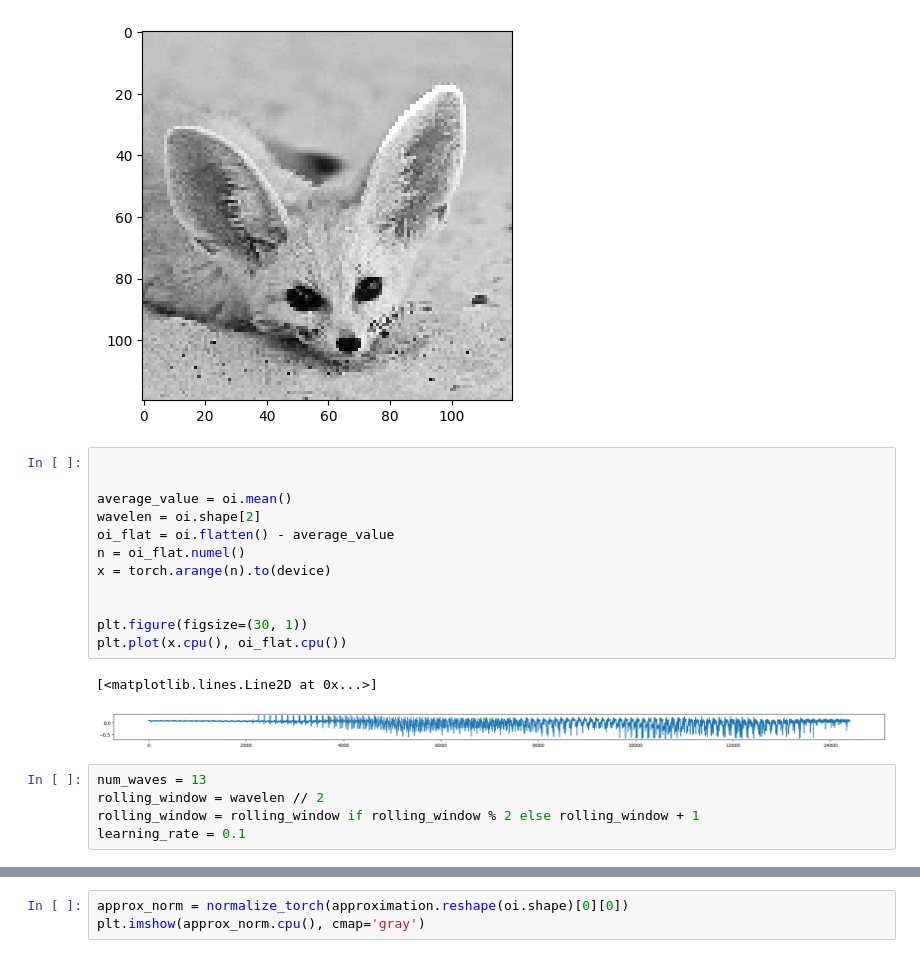
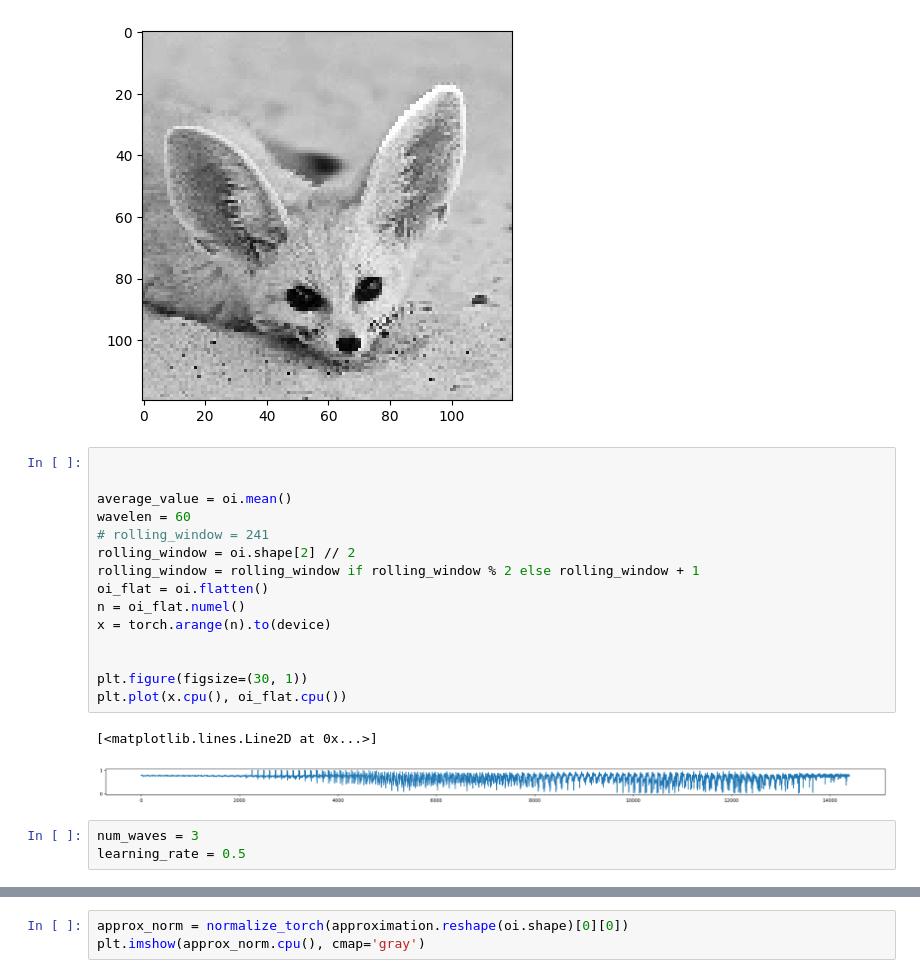
Before and after one commit to Ansebi/SIN-activated_Neural_Network_for_Time_Series_Forecasting, a Jupyter notebook: pytorch/image_ldst.ipynb, the cells around one changed output, grey strips where cells are left out. Saved outputs shown, nothing was run; the diff lists cells and outputs as text.

```diff
--- a/pytorch/image_ldst.ipynb
+++ b/pytorch/image_ldst.ipynb
@@ -31,21 +31,22 @@ plt.imshow(oi[0][0].cpu().numpy(), cmap='gray')
 # %%
 
 
 average_value = oi.mean()
-wavelen = oi.shape[2]
-oi_flat = oi.flatten() - average_value
+wavelen = 60
+# rolling_window = 241
+rolling_window = oi.shape[2] // 2
+rolling_window = rolling_window if rolling_window % 2 else rolling_window + 1
+oi_flat = oi.flatten()
 n = oi_flat.numel()
 x = torch.arange(n).to(device)
 
 
 plt.figure(figsize=(30, 1))
 plt.plot(x.cpu(), oi_flat.cpu())
 # %% [output]
 [<matplotlib.lines.Line2D at 0x...>]
-[figure, old version]
+[figure, new version]
 # %%
-num_waves = 13
-rolling_window = wavelen // 2
-rolling_window = rolling_window if rolling_window % 2 else rolling_window + 1
-learning_rate = 0.1
+num_waves = 3
+learning_rate = 0.5
 # %%
```
Also changed, not shown: parts of 10 cells of this notebook, 2 other files.
